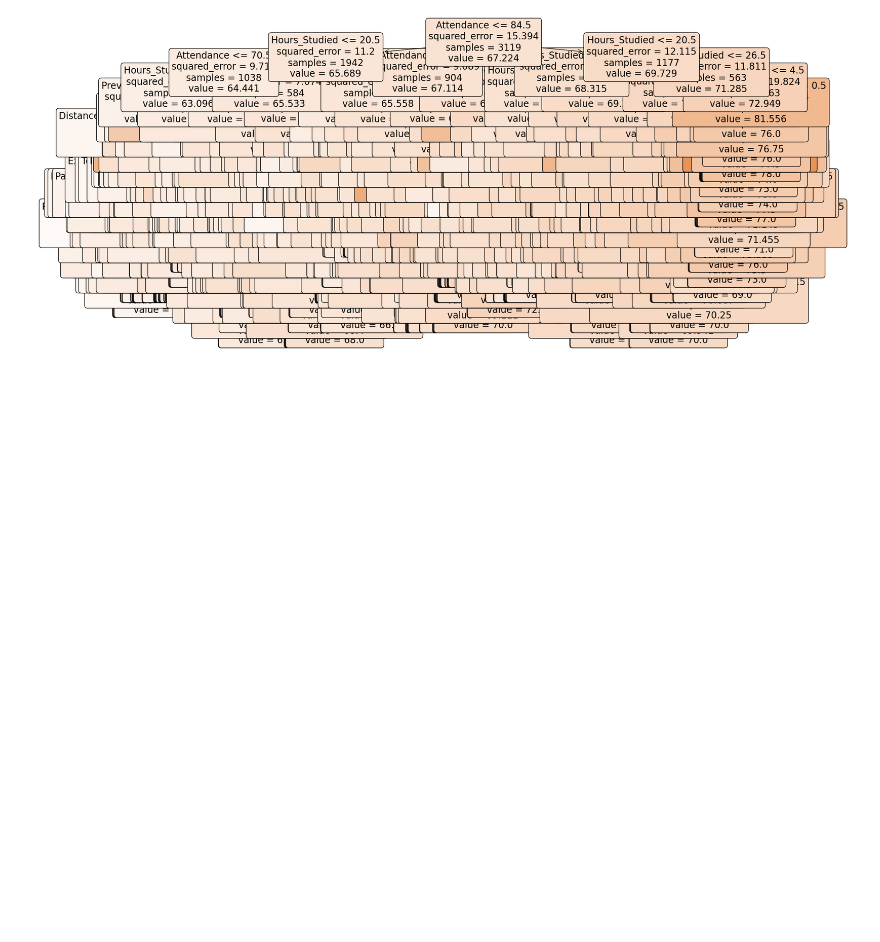
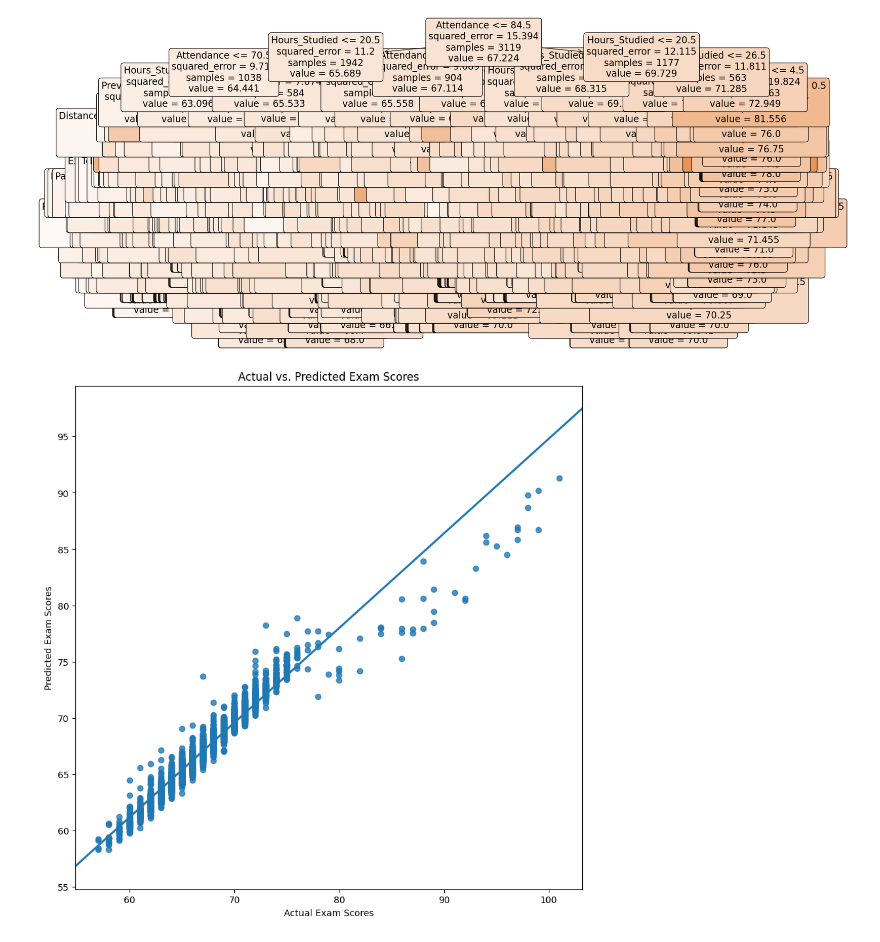
Before and after one commit to josh-g-grimes/Regression-Analysis---College-Exam-Performance, a Jupyter notebook: notebook.ipynb, the cells around one changed output. Drawn from its saved outputs; the diff is of its cells as text; code cells hidden in the pictures; blank space fills up the shorter version.

Commit message:
Evaluation - Evaluate Results - Scatter Actual vs. Predicted Scores

```diff
--- a/notebook.ipynb
+++ b/notebook.ipynb
@@ -504,3 +506,13 @@ plot_tree(tree_to_plot, feature_names=X_train.columns.tolist(), filled=True, rou
 plt.show()
 # %% [output]
 [figure]
+# %%
+fig, ax = plt.subplots(figsize=(10, 10))
+
+sns.regplot(x=y_train, y=y_pred_rf, ci=None, truncate=False, ax=ax)
+ax.set_xlabel('Actual Exam Scores')
+ax.set_ylabel('Predicted Exam Scores')
+ax.set_title('Actual vs. Predicted Exam Scores')
+plt.show()
+# %% [output]
+[figure, added]
```
Also changed, not shown: parts of 1 cell of this notebook.
